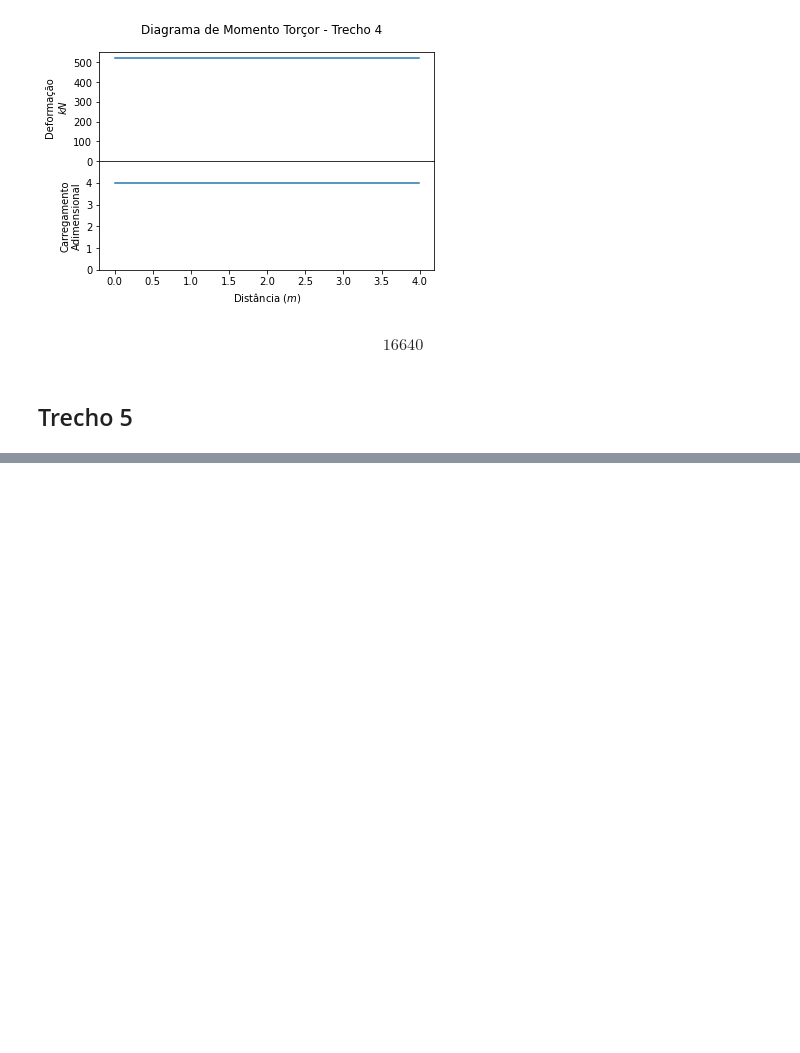
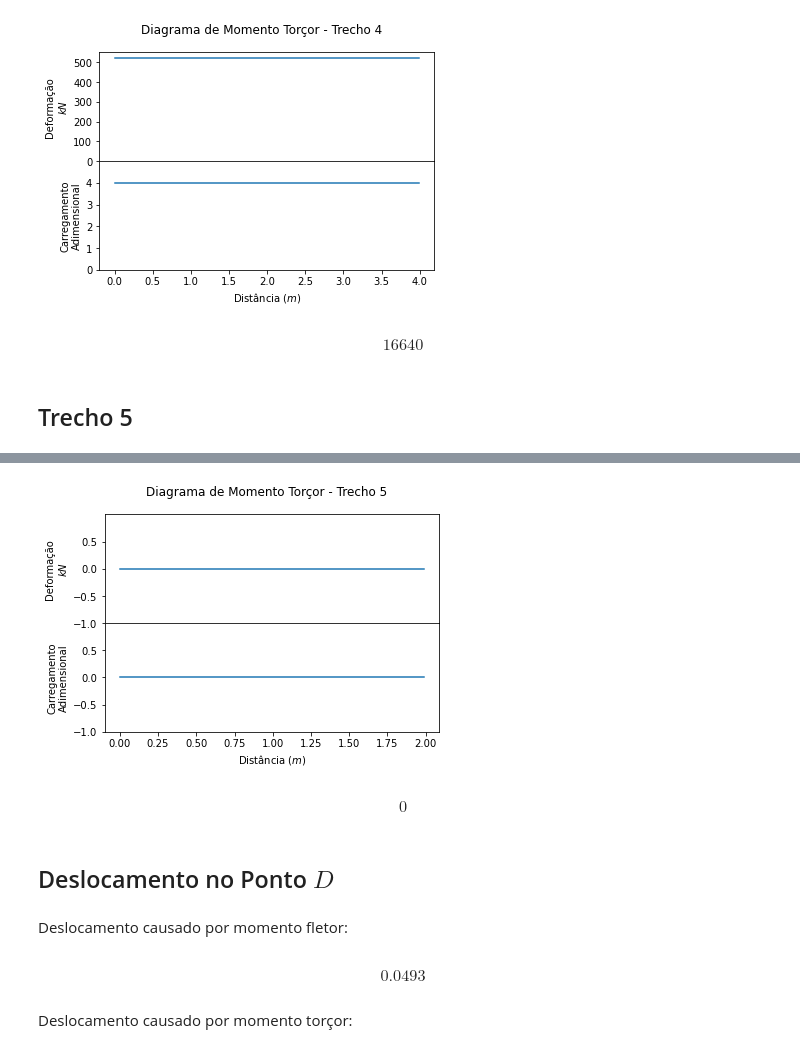
Before and after one commit to noedelima/Mecanica_dos_Solidos_Uff_20_1, a Jupyter notebook: Exercícios PA3/Exercício 6.ipynb, the cells around one changed output, grey strips where cells are left out. Saved outputs shown, nothing was run; the diff lists cells and outputs as text; code cells hidden in the pictures; blank space fills up the shorter version.

```diff
--- a/Exercícios PA3/Exercício 6.ipynb
+++ b/Exercícios PA3/Exercício 6.ipynb
@@ -627,0 +633,43 @@ Temos as seguintes equações:
+# %%
+t = np.arange(0.0, 2.0, 0.01)
+
+s1 = 0*t
+s2 = 0*t
+
+fig, axs = plt.subplots(2, 1, sharex=True)
+# Remove horizontal space between axes
+fig.subplots_adjust(hspace=0)
+fig.suptitle('Diagrama de Momento Torçor - Trecho 5')
+
+
+# Plot each graph, and manually set the y tick values
+axs[0].plot(t, s1)
+axs[0].set_yticks(np.arange(-1., 1., 0.5))
+axs[0].set_ylim(-1, 1)
+axs[0].set_ylabel('Deformação\n$kN$')
+
+axs[1].plot(t, s2)
+axs[1].set_yticks(np.arange(-1., 1., 0.5))
+axs[1].set_ylim(-1, 1)
+axs[1].set_ylabel('Carregamento\nAdimensional')
+axs[1].set_xlabel('Distância ($m$)')
+
+plt.show()
+# %% [output]
+[figure, added]
+# %%
+EIdelta_T5 = 0
+display(EIdelta_T5)
+# %% [output]
+\begin{equation*}0\end{equation*}
+# %% [markdown]
+## Deslocamento no Ponto $D$
+# %% [markdown]
+Deslocamento causado por momento fletor:
+# %%
+delta_M = (EIdelta_M1 + EIdelta_M2 + EIdelta_M3 + EIdelta_M4 + EIdelta_M5)/1e5
+display(delta_M)
+# %% [output]
+\begin{equation*}0.0493\end{equation*}
+# %% [markdown]
+Deslocamento causado por momento torçor:
```
Also changed, not shown: parts of 8 cells of this notebook.
